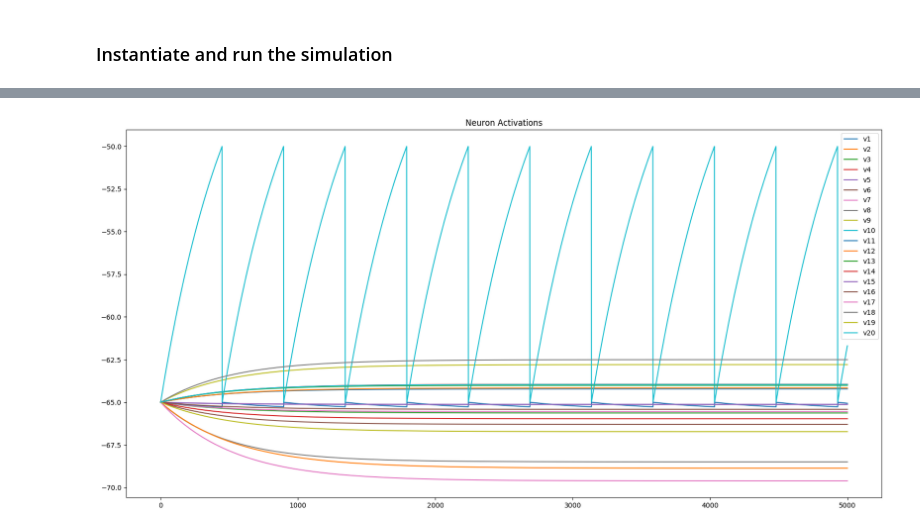
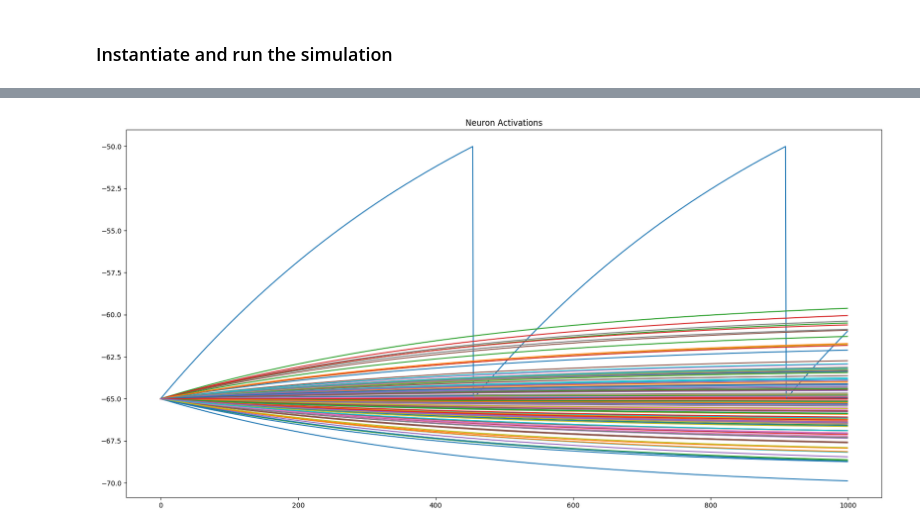
Before and after one commit to scnakandala/tensorflow-nn, a Jupyter notebook: reusable_module/leak_integrating_fire_neural_network_1.ipynb, the cells around one changed output, grey strips where cells are left out. Saved outputs shown, nothing was run; the diff lists cells and outputs as text; code cells hidden in the pictures.

```diff
--- a/reusable_module/leak_integrating_fire_neural_network_1.ipynb
+++ b/reusable_module/leak_integrating_fire_neural_network_1.ipynb
@@ -10,13 +10,13 @@ import tensorflow_nn
 # %%
 tf.reset_default_graph()
 # %%
-num_neurons = 20
-iterations = 5000
+num_neurons = 125
+iterations = 1000
 # %% [markdown]
 ### Defining connections
 # %%
-num_of_e_neurons = 10
-num_of_i_neurons = 10
+num_of_e_neurons = 100
+num_of_i_neurons = 25
 
 connections = []
 connection_weights = []
@@ -24,8 +24,8 @@ for i in range(num_neurons):
     temp_conns = []
     temp_weights = []
 
-    if i==10:
-        temp_conns.append(9.)
+    if i==100:
+        temp_conns.append(0.)
         temp_weights.append(0.1)
 
 #     if i < num_of_e_neurons:
@@ -64,17 +64,20 @@ for i in range(num_neurons):
 # %%
 inputs = tf.Variable(np.array([[0.]*(num_neurons)] * iterations))
 
-v_initial = tf.Variable(np.array([-40.]*num_neurons), dtype=tf.float32)
-n_initial = tf.Variable(np.array([-40.]*num_neurons), dtype=tf.float32)
-h_initial = tf.Variable(np.array([-40.]*num_neurons), dtype=tf.float32)
+ve_initial = tf.Variable(np.array([-40.]*num_of_e_neurons), dtype=tf.float32)
 
-fired_initial = tf.zeros(num_neurons)
-fired_iteration = tf.zeros(num_neurons)
+vi_initial = tf.Variable(np.array([-40.]*num_of_i_neurons), dtype=tf.float32)
+
+ve_fired_initial = tf.zeros(num_of_e_neurons)
+ve_fired_iteration = tf.zeros(num_of_e_neurons)
+
+vi_fired_initial = tf.zeros(num_of_i_neurons)
+vi_fired_iteration = tf.zeros(num_of_i_neurons)
 
 initial_state = tensorflow_nn.BNNState(
-    rk_variables=[v_initial, n_initial, h_initial], iteration=tf.Variable(0.), fired=fired_initial,
-        fired_iteration=fired_iteration
-)
+    rk_variables=[[ve_initial], [vi_initial]],
+    iteration=tf.Variable(0.), fired=[ve_fired_initial, vi_fired_initial],
+    fired_iteration=[ve_fired_iteration, vi_fired_iteration])
 # %% [markdown]
 ### Defining custom current functions
 # %%
@@ -130,7 +156,7 @@ current_functions = [fIl, fIs]
 # %%
 bnn = tensorflow_nn.TFBNN(
     num_neurons=num_neurons, iterations=iterations, h=tf.constant(0.01), firing_threshold=tf.constant(-50.),
-    firing_reset=tf.constant(-65.), current_functions=current_functions, initial_state=initial_state,
+    firing_reset=tf.constant(-65.), current_func=current_func, initial_state=initial_state,
     inputs=inputs, connections=connections, connection_weights=connection_weights
 )
 # %%
@@ -142,10 +168,13 @@ Wall time: 24 s
 # %%
 plt.figure(figsize=(20,10))
 plt.title('Neuron Activations')
-n = 20
-for i in range(n):
-    plt.plot([y[i] for y in output[0][0]], label='v'+str(i+1))
-plt.legend()
+
+for i in range(num_of_e_neurons):
+    plt.plot([y[i] for y in output[0][0][0]], label='v'+str(i+1))
+
+for i in range(num_of_i_neurons):
+    plt.plot([y[i] for y in output[0][1][0]], label='v'+str(i+100))
+
 plt.show()
 # %% [output]
-[figure, old version]
+[figure, new version]
```
Also changed, not shown: parts of 2 cells of this notebook, 1 other file.
